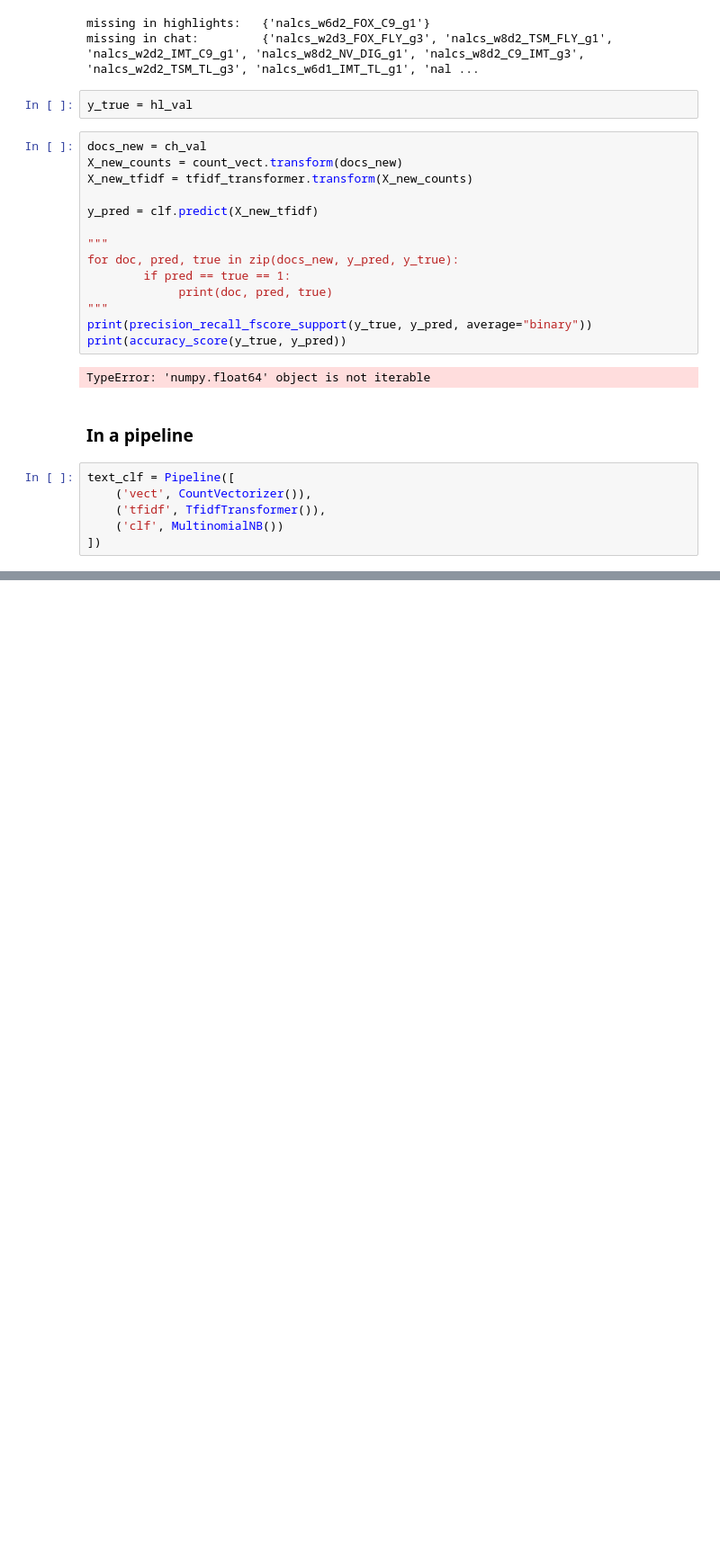
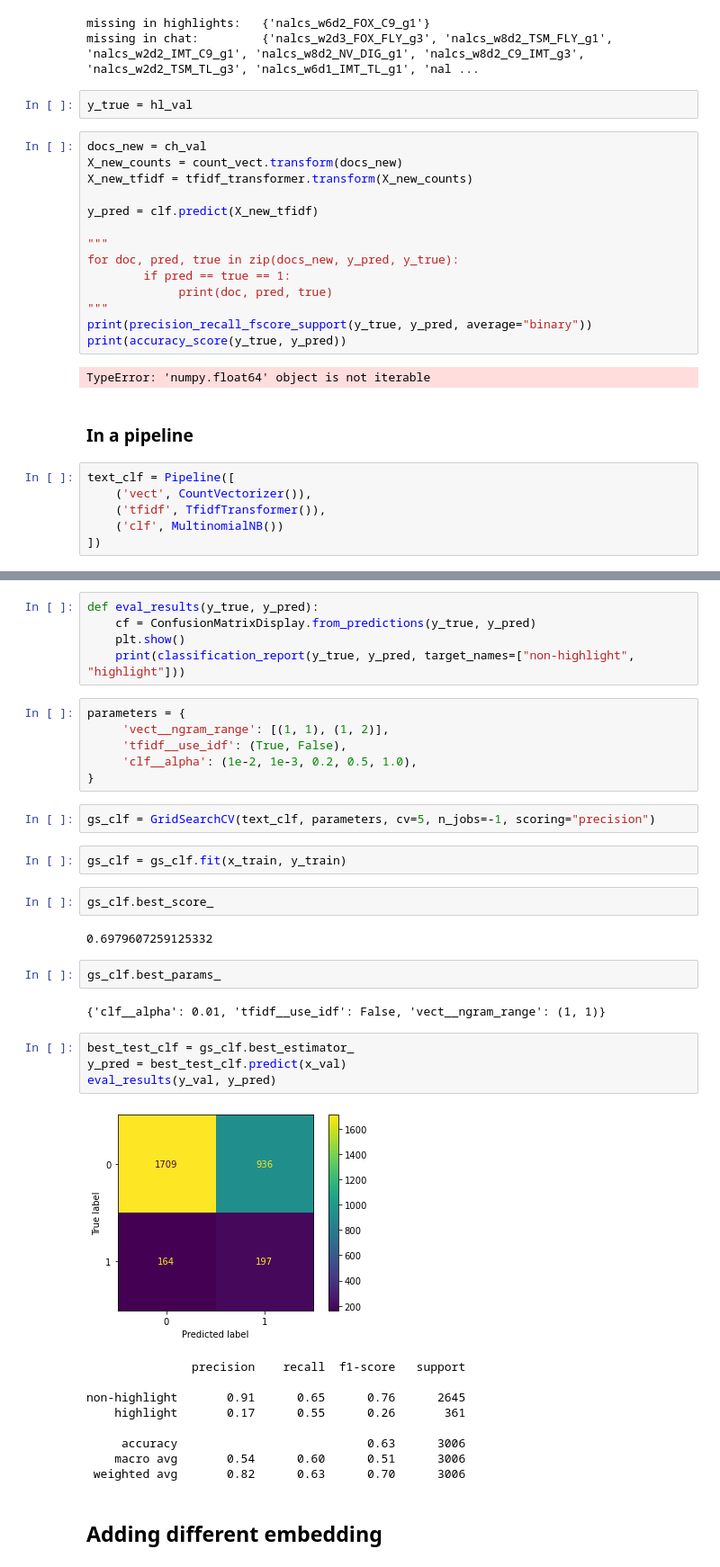
Before and after one commit to maugl/chat-highlight-detection, a Jupyter notebook: Baseline_text.ipynb, the cells around one changed output, grey strips where cells are left out. Shown at 90% size. Saved outputs shown, nothing was run; the diff lists cells and outputs as text; blank space fills up the shorter version.

Commit message:
tried different parameters for initial pipeline

```diff
--- a/Baseline_text.ipynb
+++ b/Baseline_text.ipynb
@@ -192,0 +253,39 @@ print(accuracy_score(y_true, y_pred))
+# %%
+def eval_results(y_true, y_pred):
+    cf = ConfusionMatrixDisplay.from_predictions(y_true, y_pred)
+    plt.show()
+    print(classification_report(y_true, y_pred, target_names=["non-highlight", "highlight"]))
+# %%
+parameters = {
+     'vect__ngram_range': [(1, 1), (1, 2)],
+     'tfidf__use_idf': (True, False),
+     'clf__alpha': (1e-2, 1e-3, 0.2, 0.5, 1.0),
+}
+# %%
+gs_clf = GridSearchCV(text_clf, parameters, cv=5, n_jobs=-1, scoring="precision")
+# %%
+gs_clf = gs_clf.fit(x_train, y_train)
+# %%
+gs_clf.best_score_
+# %% [output]
+0.6979607259125332
+# %%
+gs_clf.best_params_
+# %% [output]
+{'clf__alpha': 0.01, 'tfidf__use_idf': False, 'vect__ngram_range': (1, 1)}
+# %%
+best_test_clf = gs_clf.best_estimator_
+y_pred = best_test_clf.predict(x_val)
+eval_results(y_val, y_pred)
+# %% [output]
+[figure, added]
+               precision    recall  f1-score   support
+
+non-highlight       0.91      0.65      0.76      2645
+    highlight       0.17      0.55      0.26       361
+
+     accuracy                           0.63      3006
+    macro avg       0.54      0.60      0.51      3006
+ weighted avg       0.82      0.63      0.70      3006
+# %% [markdown]
+## Adding different embedding
```
Also changed, not shown: parts of 15 cells of this notebook.
